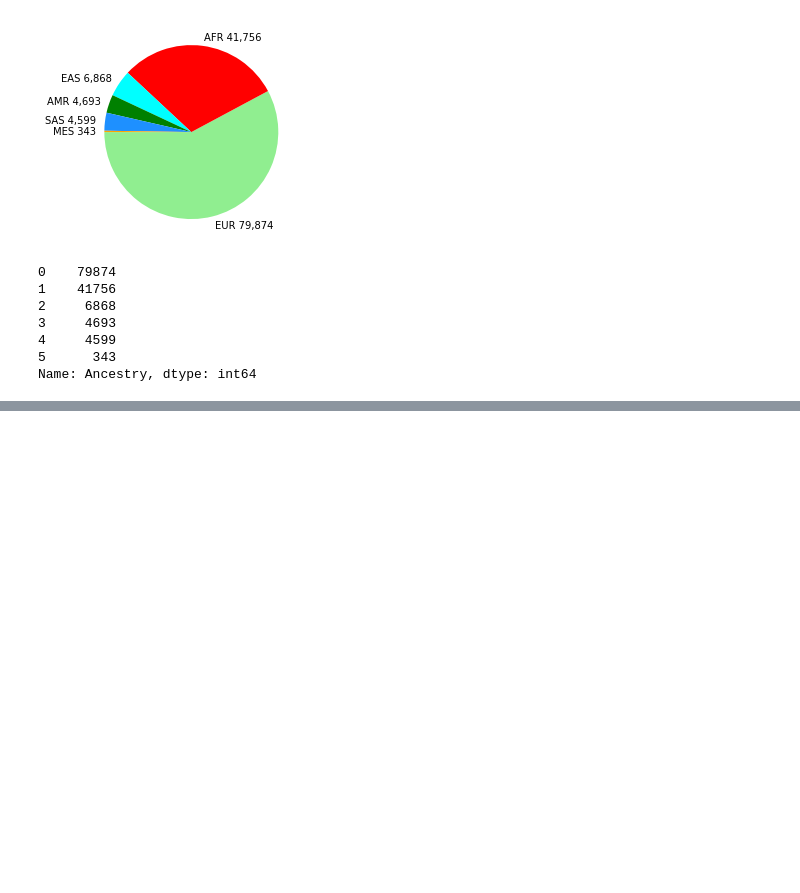
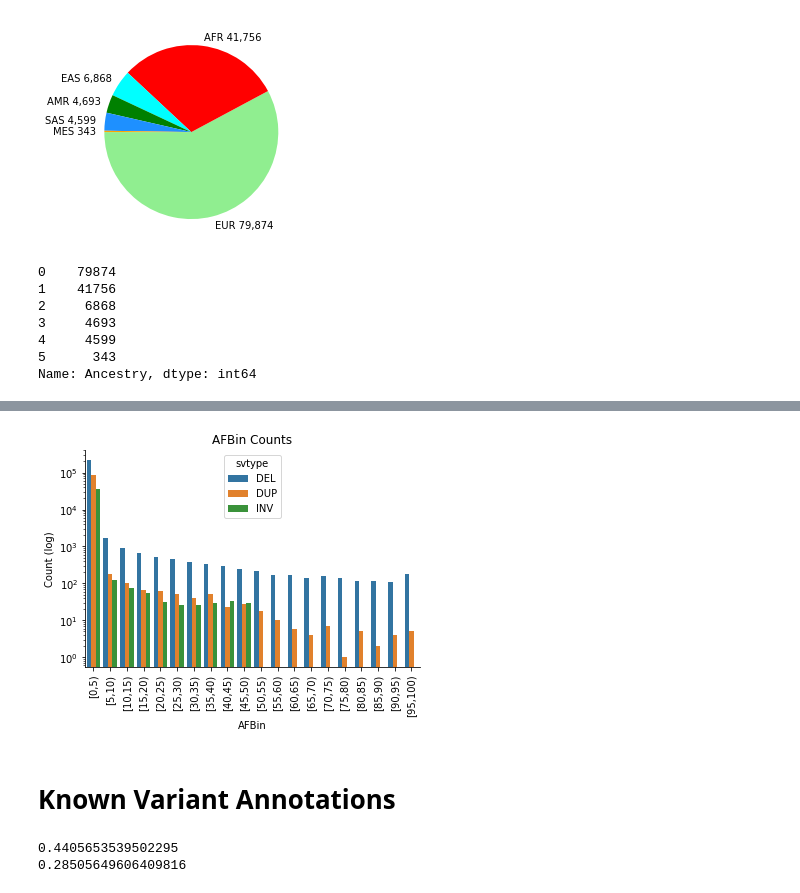
Before and after one commit to BCM-HGSC/TopMedSVQC, a Jupyter notebook: notebooks/PostfilterQC.ipynb, the cells around one changed output, grey strips where cells are left out. Saved outputs shown, nothing was run; the diff lists cells and outputs as text; code cells hidden in the pictures; blank space fills up the shorter version.

```diff
--- a/notebooks/PostfilterQC.ipynb
+++ b/notebooks/PostfilterQC.ipynb
@@ -363,0 +288,18 @@ for i in x:
+# %%
+p = sb.countplot(data=data, x="AFBin", hue="svtype", hue_order=["DEL", "DUP", "INV"])
+p.set(yscale="log", title="AFBin Counts", ylabel="Count (log)")
+sb.despine()
+hide = plt.xticks(rotation=90)
+# %% [output]
+[figure, added]
+# %% [markdown]
+# Known Variant Annotations
+# %%
+is_gd = ~data["GD_ID"].isna()
+print(is_gd.sum() / len(data))
+
+is_1k = ~data["1000g_event"].isna()
+print(is_1k.sum() / len(data))
+# %% [output]
+0.4405653539502295
+0.28505649606409816
```
Also changed, not shown: parts of 35 cells of this notebook.
